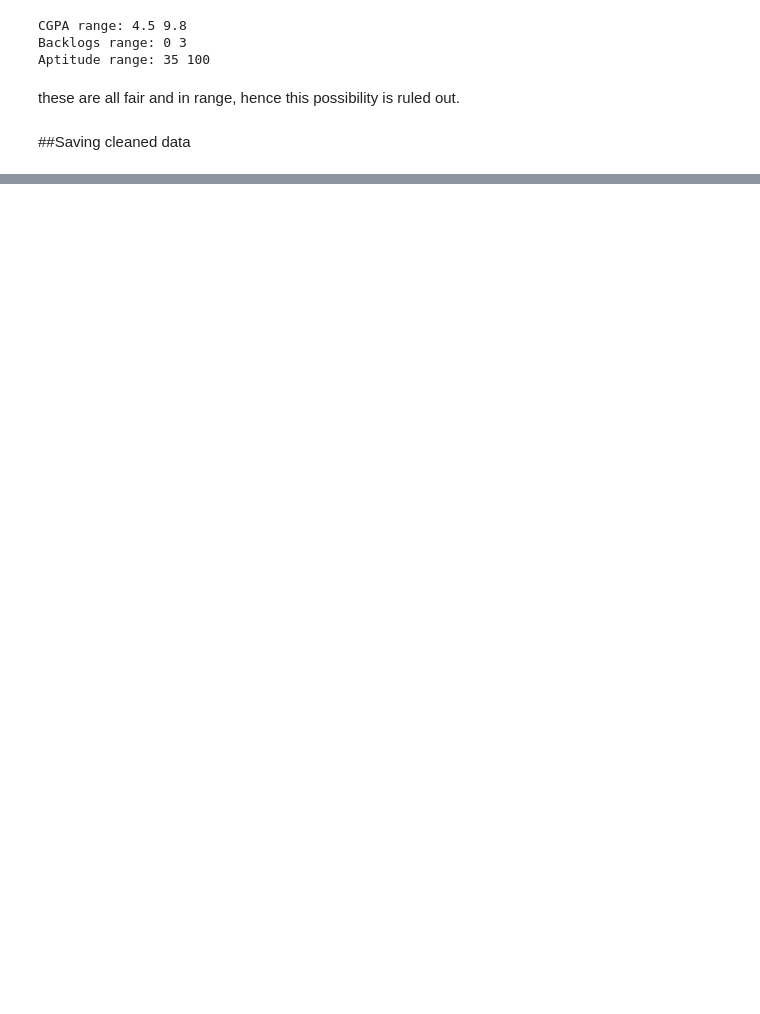
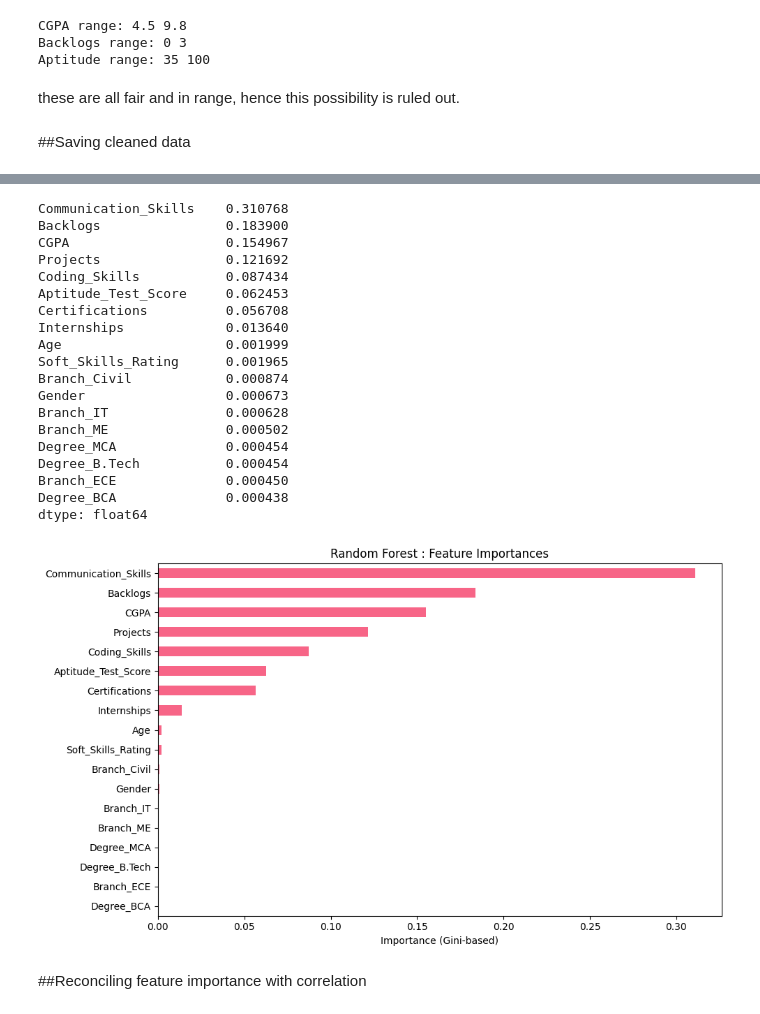
Before and after one commit to palakm690-del/Namah-Palak_ML_Internship_2026, a Jupyter notebook: notebooks/02_baseline_models.ipynb, the cells around one changed output, grey strips where cells are left out. Drawn from its saved outputs; the diff is of its cells as text; code cells hidden in the pictures; blank space fills up the shorter version.

Commit message:
updated project files 26/07

```diff
--- a/notebooks/02_baseline_models.ipynb
+++ b/notebooks/02_baseline_models.ipynb
@@ -175,0 +565,34 @@ test.to_csv('test_cleaned.csv', index=False)
+# %%
+rf_importances = pd.Series(rf.feature_importances_, index=X_train_tree.columns).sort_values(ascending=False)
+print(rf_importances)
+
+plt.figure(figsize=(10, 6))
+rf_importances.plot(kind='barh', color=PALETTE[0])
+plt.title('Random Forest : Feature Importances')
+plt.xlabel('Importance (Gini-based)')
+plt.gca().invert_yaxis()
+plt.tight_layout()
+plt.show()
+# %% [output]
+Communication_Skills    0.310768
+Backlogs                0.183900
+CGPA                    0.154967
+Projects                0.121692
+Coding_Skills           0.087434
+Aptitude_Test_Score     0.062453
+Certifications          0.056708
+Internships             0.013640
+Age                     0.001999
+Soft_Skills_Rating      0.001965
+Branch_Civil            0.000874
+Gender                  0.000673
+Branch_IT               0.000628
+Branch_ME               0.000502
+Degree_MCA              0.000454
+Degree_B.Tech           0.000454
+Branch_ECE              0.000450
+Degree_BCA              0.000438
+dtype: float64
+[figure, added]
+# %% [markdown]
+##Reconciling feature importance with correlation
```
Also changed, not shown: parts of 95 cells of this notebook, 7 other files.
